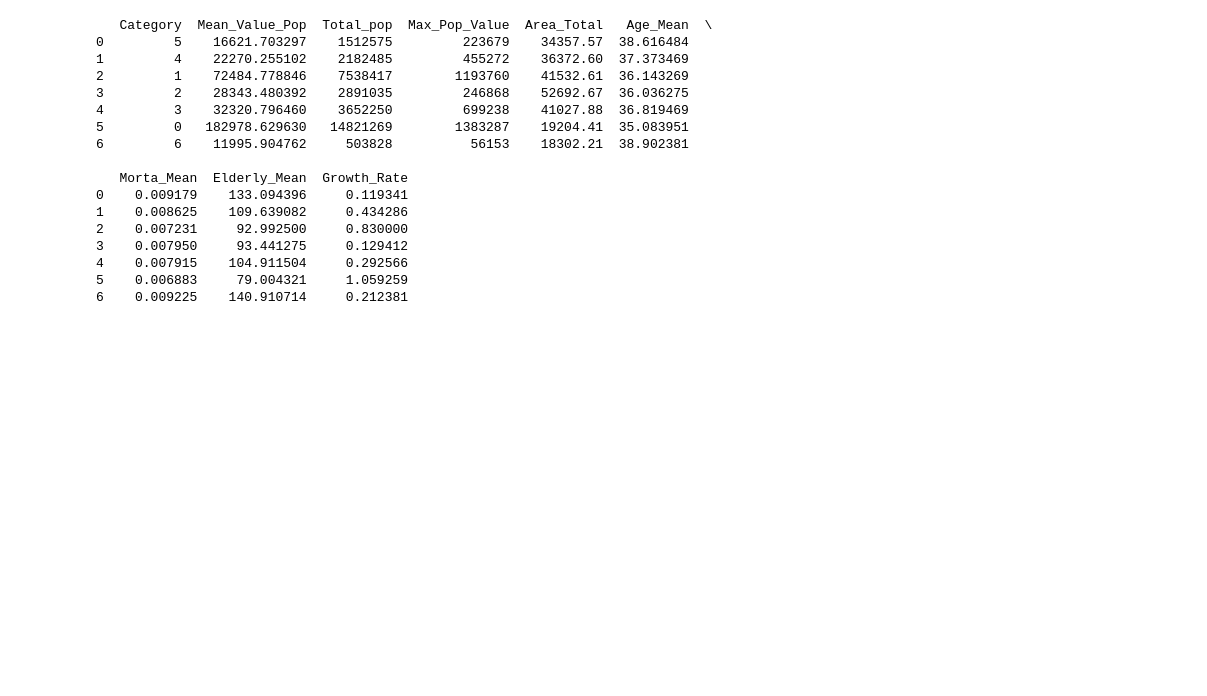
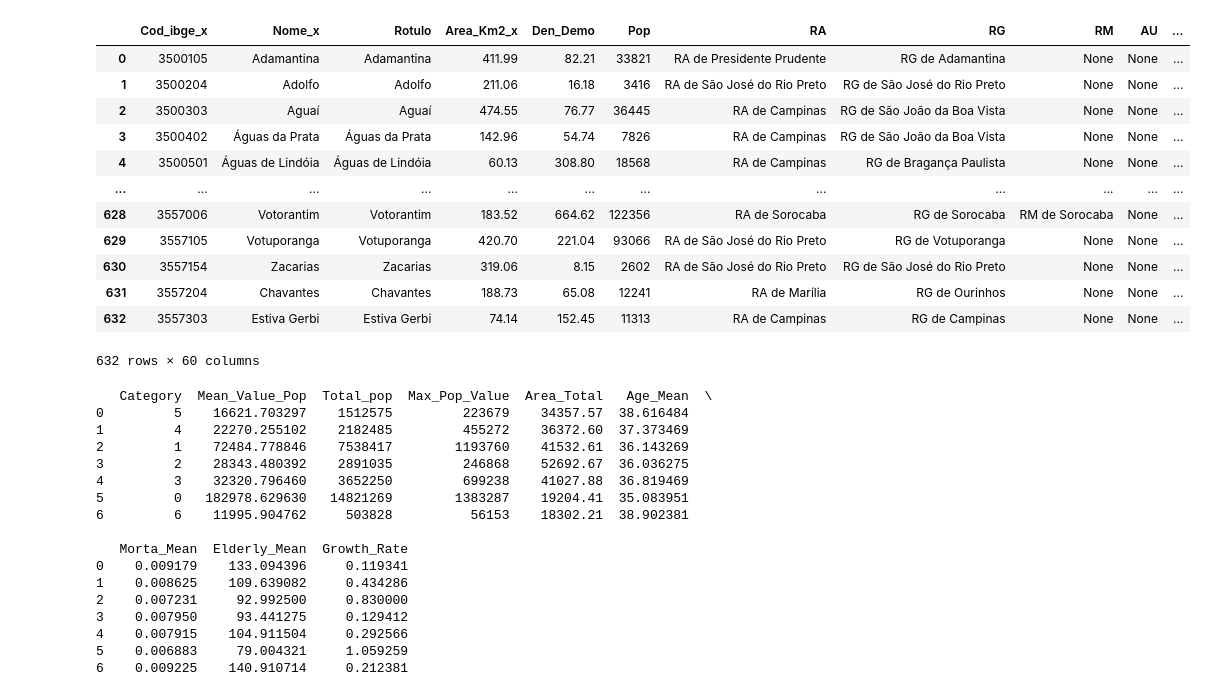
Before and after one commit to s-oliveira-pedro/geocomp, a Jupyter notebook: code.ipynb, the cells around one changed output. Saved outputs shown, nothing was run; the diff lists cells and outputs as text; code cells hidden in the pictures; blank space fills up the shorter version.

```diff
--- a/code.ipynb
+++ b/code.ipynb
@@ -132,3 +142,19 @@ merged_df = merged_df.drop(562)
+# %%
+merged_df
+# %% [output]
+|  | Cod_ibge_x | Nome_x | Rotulo | Area_Km2_x | Den_Demo | Pop | RA | RG | RM | AU | ... |
+| 0 | 3500105 | Adamantina | Adamantina | 411.99 | 82.21 | 33821 | RA de Presidente Prudente | RG de Adamantina | None | None | ... |
+| 1 | 3500204 | Adolfo | Adolfo | 211.06 | 16.18 | 3416 | RA de São José do Rio Preto | RG de São José do Rio Preto | None | None | ... |
+| 2 | 3500303 | Aguaí | Aguaí | 474.55 | 76.77 | 36445 | RA de Campinas | RG de São João da Boa Vista | None | None | ... |
+| 3 | 3500402 | Águas da Prata | Águas da Prata | 142.96 | 54.74 | 7826 | RA de Campinas | RG de São João da Boa Vista | None | None | ... |
+| 4 | 3500501 | Águas de Lindóia | Águas de Lindóia | 60.13 | 308.80 | 18568 | RA de Campinas | RG de Bragança Paulista | None | None | ... |
+| ... | ... | ... | ... | ... | ... | ... | ... | ... | ... | ... | ... |
+| 628 | 3557006 | Votorantim | Votorantim | 183.52 | 664.62 | 122356 | RA de Sorocaba | RG de Sorocaba | RM de Sorocaba | None | ... |
+| 629 | 3557105 | Votuporanga | Votuporanga | 420.70 | 221.04 | 93066 | RA de São José do Rio Preto | RG de Votuporanga | None | None | ... |
+| 630 | 3557154 | Zacarias | Zacarias | 319.06 | 8.15 | 2602 | RA de São José do Rio Preto | RG de São José do Rio Preto | None | None | ... |
+| 631 | 3557204 | Chavantes | Chavantes | 188.73 | 65.08 | 12241 | RA de Marília | RG de Ourinhos | None | None | ... |
+| 632 | 3557303 | Estiva Gerbi | Estiva Gerbi | 74.14 | 152.45 | 11313 | RA de Campinas | RG de Campinas | None | None | ... |
+632 rows × 60 columns
 # %%
 #creating a new dataframe for each category
 
```
Also changed, not shown: parts of 8 cells of this notebook.
